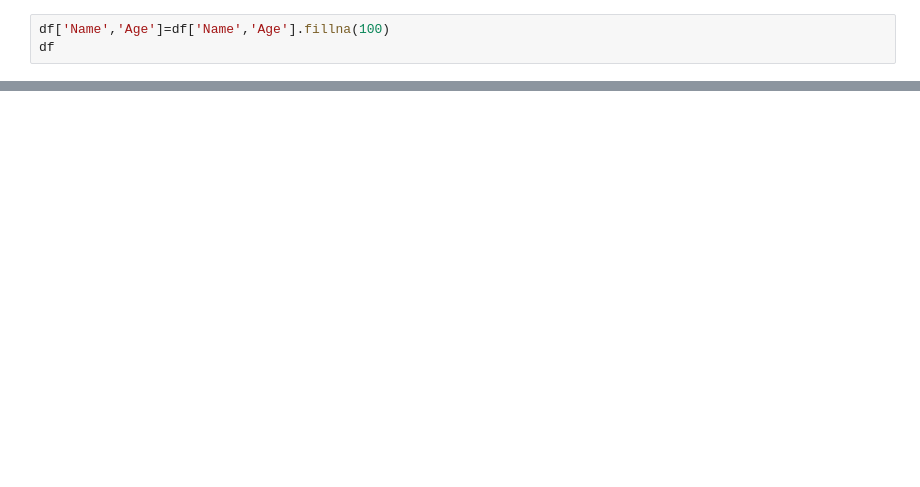
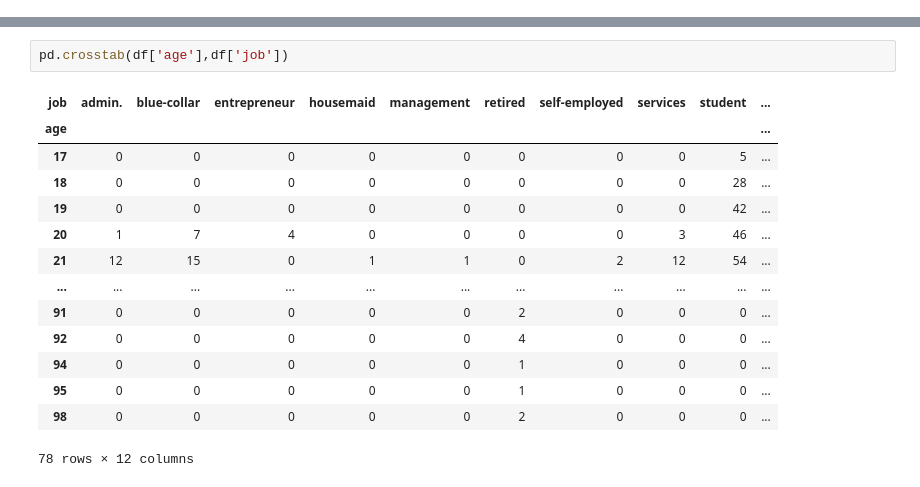
Before and after one commit to Mayurgohane/Python-Practice, a Jupyter notebook: 10 Oct.ipynb, the cells around one changed output, grey strips where cells are left out. Saved outputs shown, nothing was run; the diff lists cells and outputs as text; blank space fills up the shorter version.

```diff
--- a/10 Oct.ipynb
+++ b/10 Oct.ipynb
@@ -637,3 +241,0 @@ a = df.copy()
-# %%
-df['Name','Age']=df['Name','Age'].fillna(100)
-df
@@ -659,0 +286,17 @@ df
+# %%
+pd.crosstab(df['age'],df['job'])
+# %% [output]
+| job | admin. | blue-collar | entrepreneur | housemaid | management | retired | self-employed | services | student | ... |
+| age |  |  |  |  |  |  |  |  |  | ... |
+| 17 | 0 | 0 | 0 | 0 | 0 | 0 | 0 | 0 | 5 | ... |
+| 18 | 0 | 0 | 0 | 0 | 0 | 0 | 0 | 0 | 28 | ... |
+| 19 | 0 | 0 | 0 | 0 | 0 | 0 | 0 | 0 | 42 | ... |
+| 20 | 1 | 7 | 4 | 0 | 0 | 0 | 0 | 3 | 46 | ... |
+| 21 | 12 | 15 | 0 | 1 | 1 | 0 | 2 | 12 | 54 | ... |
+| ... | ... | ... | ... | ... | ... | ... | ... | ... | ... | ... |
+| 91 | 0 | 0 | 0 | 0 | 0 | 2 | 0 | 0 | 0 | ... |
+| 92 | 0 | 0 | 0 | 0 | 0 | 4 | 0 | 0 | 0 | ... |
+| 94 | 0 | 0 | 0 | 0 | 0 | 1 | 0 | 0 | 0 | ... |
+| 95 | 0 | 0 | 0 | 0 | 0 | 1 | 0 | 0 | 0 | ... |
+| 98 | 0 | 0 | 0 | 0 | 0 | 2 | 0 | 0 | 0 | ... |
+78 rows × 12 columns
```
Also changed, not shown: parts of 113 cells of this notebook.
